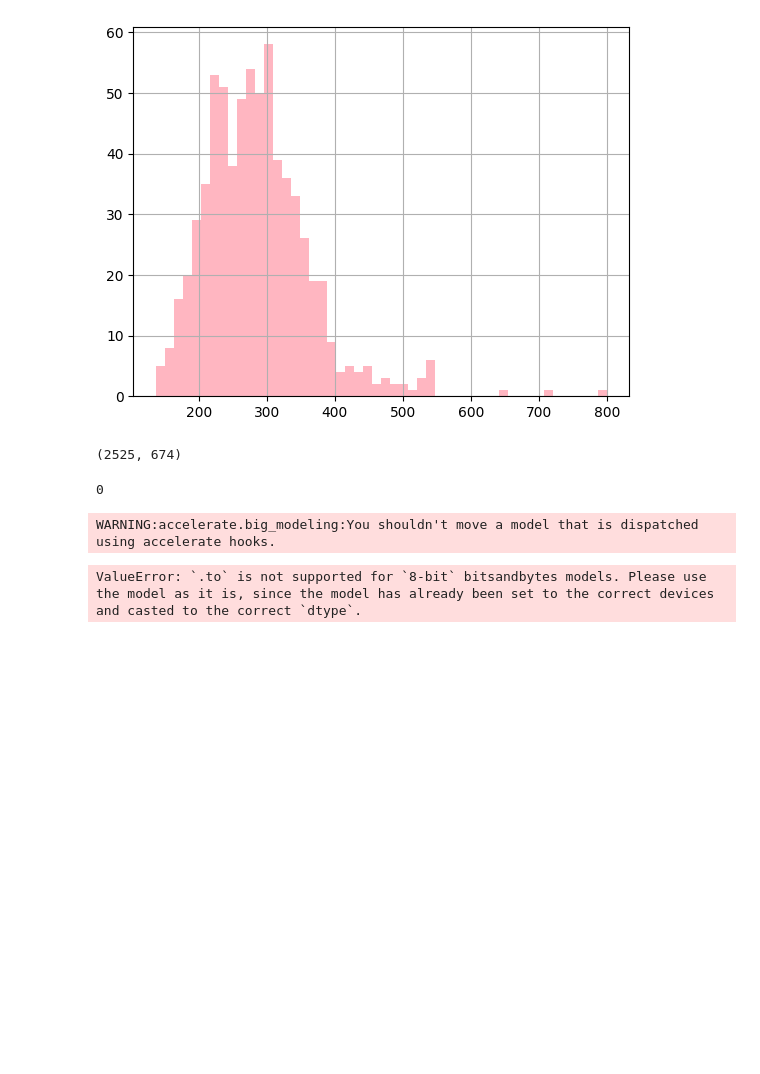
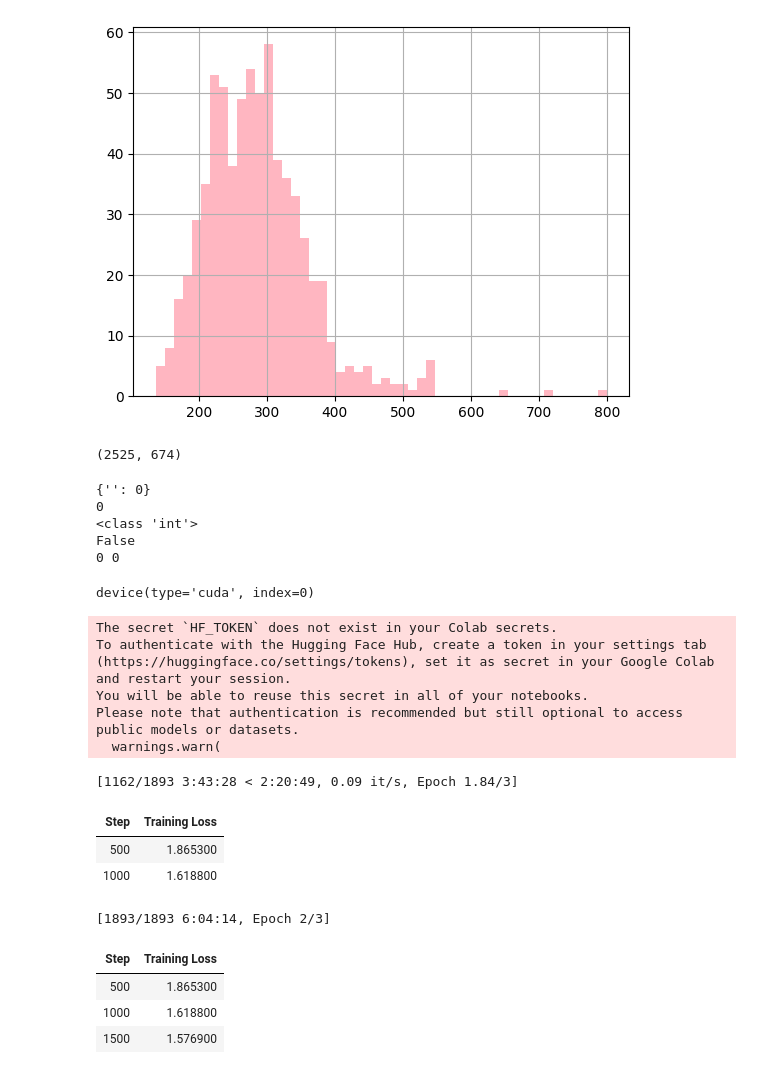
Before and after one commit to lovelyscientist/poemma, a Jupyter notebook: 3 - SFT LoRa Llama.ipynb, the cells around one changed output. Drawn from its saved outputs; the diff is of its cells as text; code cells hidden in the pictures; blank space fills up the shorter version.

```diff
--- a/3 - SFT LoRa - v2.ipynb
+++ b/3 - SFT LoRa Llama.ipynb
@@ -72,7 +66,6 @@ bnb_config = BitsAndBytesConfig(
 )
 model = AutoModelForCausalLM.from_pretrained(model_id,
                                              quantization_config=bnb_config,
-                                             device_map='cuda',
+                                             device_map='auto',
                                              token=os.environ['HF_TOKEN'],
-                                             load_in_8bit=True,
                                              use_cache=False)
@@ -83,14 +73,14 @@ KeyboardInterrupt:
 text = '\n    You are given the poem "Lenox Avenue: Midnight" by "Langston Hughes".\n    <poem>\n    \n    The rhythm of life\nIs a jazz rhythm,\n    Honey.\nThe gods are laughing at us.\nThe broken heart of love,\n    </poem>\n    Explain the meaning of the following lines: "The rhythm of life\nIs a jazz rhythm,"\n    '
 # %%
 #text = create_prompt(inputs=dict(df.iloc[1500]))
-device = "cuda"
+# device = "cuda"
 
-messages = [
-    {"role": "system", "content": "You are a specialist in poetry."},
-    {"role": "user", "content": text},
-]
-inputs = tokenizer.apply_chat_template(messages, return_tensors="pt", return_dict=True).to("cuda")
-#inputs = tokenizer(text, return_tensors="pt").to(device)
+# messages = [
+#     {"role": "system", "content": "You are a specialist in poetry."},
+#     {"role": "user", "content": text},
+# ]
+# inputs = tokenizer.apply_chat_template(messages, return_tensors="pt", return_dict=True).to("cuda")
+# #inputs = tokenizer(text, return_tensors="pt").to(device)
 
-outputs = model.generate(**inputs, max_new_tokens=150, pad_token_id=tokenizer.eos_token_id)
-print(tokenizer.decode(outputs[0], skip_special_tokens=True))
+# outputs = model.generate(**inputs, max_new_tokens=150, pad_token_id=tokenizer.eos_token_id)
+# print(tokenizer.decode(outputs[0], skip_special_tokens=True))
@@ -201,17 +155,34 @@ len(dataset['train']), len(dataset['test'])
 from peft import LoraConfig
 
 lora_config = LoraConfig(
-    r=32,
-    lora_alpha=16,
+    r=16,
+    lora_alpha=8,
     lora_dropout=0.1,
     bias="none",
-    target_modules="all-linear",#["q_proj", "o_proj", "k_proj", "v_proj", "gate_proj", "up_proj", "down_proj"],
+    target_modules=["q_proj", "o_proj", "k_proj", "v_proj", "gate_proj", "up_proj", "down_proj"], #"all-linear"
     task_type="CAUSAL_LM",
 )
-# %%
-torch.cuda.current_device()
-# %% [output]
-0
+# %%
+model_devices = set(model.hf_device_map.values())
+print(model.hf_device_map)
+print(list(model_devices)[0])
+current_device = list(model_devices)[0]
+print(type(current_device))
+print(isinstance(current_device, torch.device))
+current_device_index = (
+    current_device.index if isinstance(current_device, torch.device) else current_device
+)
+print(current_device, current_device_index)
+# %% [output]
+{'': 0}
+0
+<class 'int'>
+False
+0 0
+# %%
+torch.device(0)
+# %% [output]
+device(type='cuda', index=0)
 # %%
 import transformers
 from trl import SFTTrainer, SFTConfig
@@ -224,38 +195,54 @@ sft_config = SFTConfig(
     max_seq_length=512,
     #warmup_steps=2,
     output_dir="outputs",
-    #per_device_train_batch_size=1,
+    report_to="none",
+    per_device_train_batch_size=1,
+    gradient_accumulation_steps=4,
+    gradient_checkpointing=True,
+    fp16=True,
     #gradient_accumulation_steps=64,
     #learning_rate=2e-4,
     #fp16=True,
     #gradient_checkpointing=True,
     #gradient_checkpointing_kwargs={"use_reentrant": False},
     #logging_steps=5,
     #logging_strategy="steps",
     #log_level="info",
-    #optim="paged_adamw_8bit",
+    optim="adamw_bnb_8bit"#"paged_adamw_8bit",
     #dataset_text_field="text",
     #do_eval=True,
     #eval_strategy="epoch",
     #lr_scheduler_type="cosine",
     #per_device_eval_batch_size=1,
     #seed=42,
     #overwrite_output_dir=True,
     #max_steps=-1,
     #num_train_epochs=1,
 )
 
 trainer = SFTTrainer(
     model=model,
     train_dataset=dataset["train"],
     eval_dataset=dataset["test"],
     args=sft_config,
     peft_config=lora_config
 )
 
 
 #model.config.use_cache = False
 train_result = trainer.train()
 # %% [output]
-WARNING:accelerate.big_modeling:You shouldn't move a model that is dispatched using accelerate hooks.
+The secret `HF_TOKEN` does not exist in your Colab secrets.
+To authenticate with the Hugging Face Hub, create a token in your settings tab (https://huggingface.co/settings/tokens), set it as secret in your Google Colab and restart your session.
+You will be able to reuse this secret in all of your notebooks.
+Please note that authentication is recommended but still optional to access public models or datasets.
+  warnings.warn(
-ValueError: `.to` is not supported for `8-bit` bitsandbytes models. Please use the model as it is, since the model has already been set to the correct devices and casted to the correct `dtype`.
+[1162/1893 3:43:28 < 2:20:49, 0.09 it/s, Epoch 1.84/3]
+| Step | Training Loss |
+| 500 | 1.865300 |
+| 1000 | 1.618800 |
+[1893/1893 6:04:14, Epoch 2/3]
+| Step | Training Loss |
+| 500 | 1.865300 |
+| 1000 | 1.618800 |
+| 1500 | 1.576900 |
```
Also changed, not shown: parts of 12 cells of this notebook, 1 other file.
